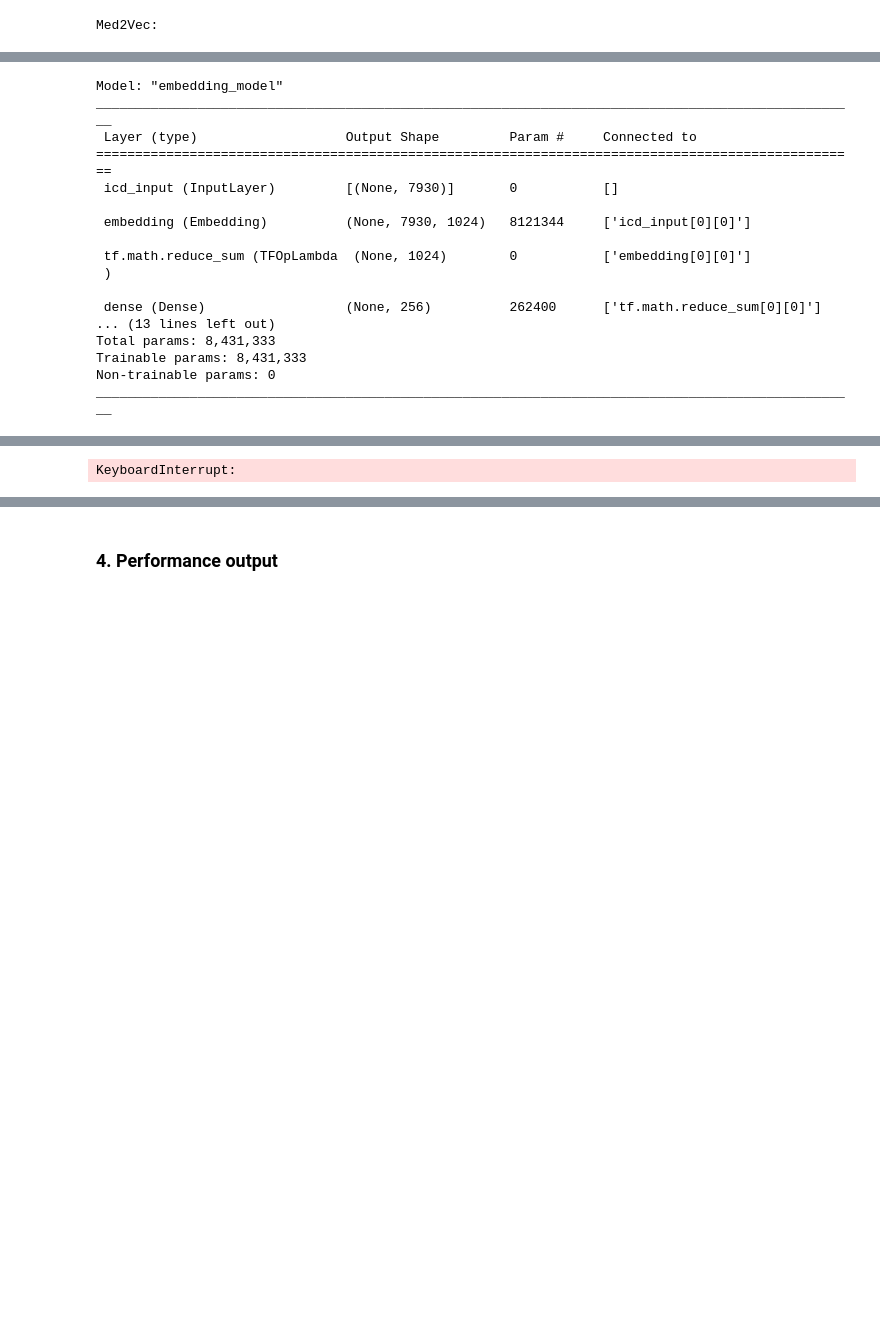
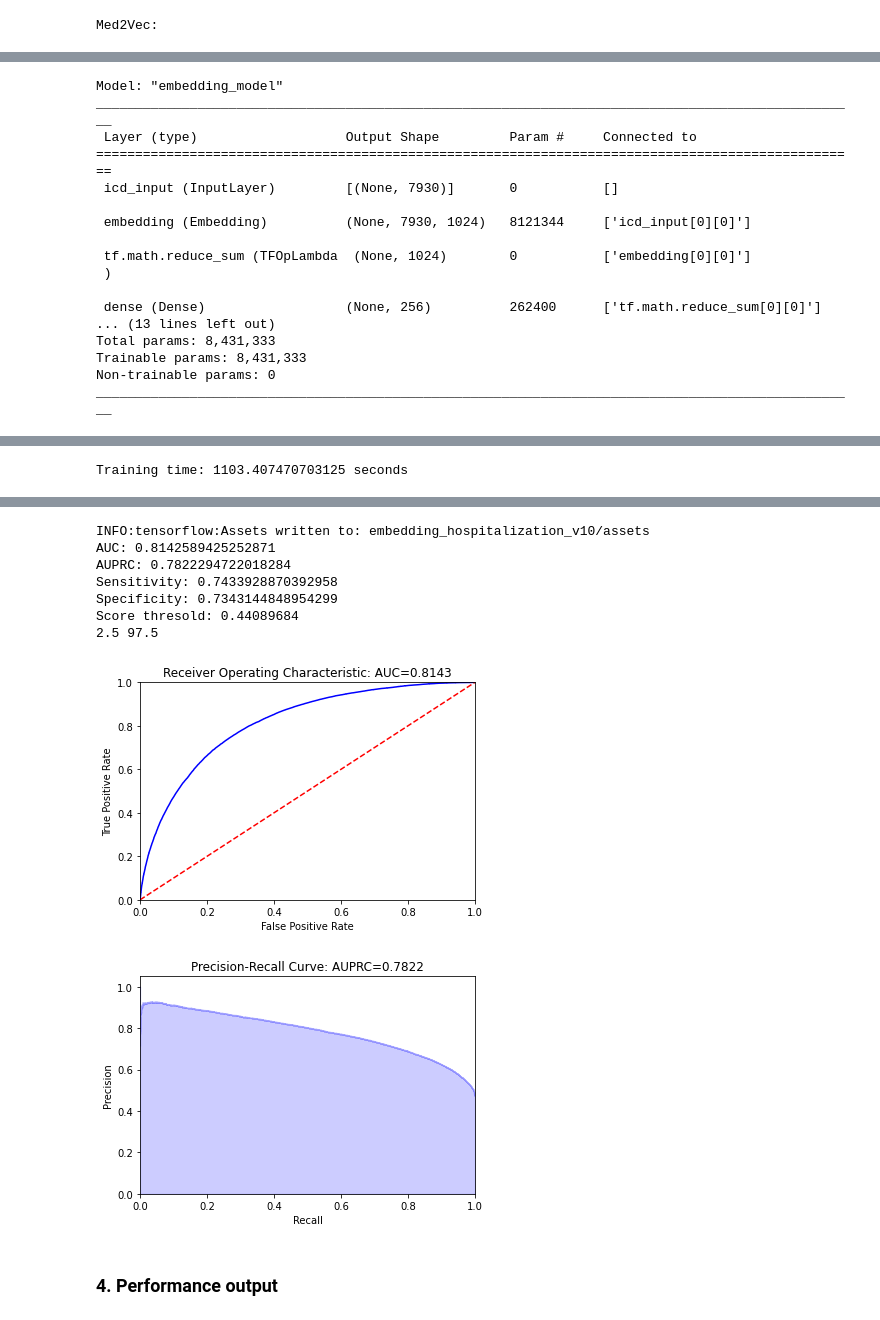
Before and after one commit to nliulab/mimic4ed-benchmark, a Jupyter notebook: Benchmark_scripts/Task_1_Model_hospitalization_triage.ipynb, the cells around one changed output, grey strips where cells are left out. Saved outputs shown, nothing was run; the diff lists cells and outputs as text; code cells hidden in the pictures; blank space fills up the shorter version.

```diff
--- a/Benchmark_scripts/Task_1_Model_hospitalization_triage.ipynb
+++ b/Benchmark_scripts/Task_1_Model_hospitalization_triage.ipynb
@@ -359,7 +359,7 @@ train_gen, test_gen = setup_embedding_data(df_train_embed, df_test_embed, X_trai
 Med2Vec:
 # %%
 # To train from scratch, set load_model to None
-load_model = None #"embedding_hospitalization_"+version
+load_model = "embedding_hospitalization_"+version
 save_model = "embedding_hospitalization_"+version
 
 if load_model:
@@ -412 +412 @@ ________________________________________________________________________________
-KeyboardInterrupt:
+Training time: 1103.407470703125 seconds
@@ -413,3 +414,12 @@ KeyboardInterrupt:
+INFO:tensorflow:Assets written to: embedding_hospitalization_v10/assets
+AUC: 0.8142589425252871
+AUPRC: 0.7822294722018284
+Sensitivity: 0.7433928870392958
+Specificity: 0.7343144848954299
+Score thresold: 0.44089684
+2.5 97.5
+[figure, added]
+[figure, added]
 # %% [markdown]
 ### 4. Performance output
 # %%
```
Also changed, not shown: parts of 9 cells of this notebook, 2 other files.
